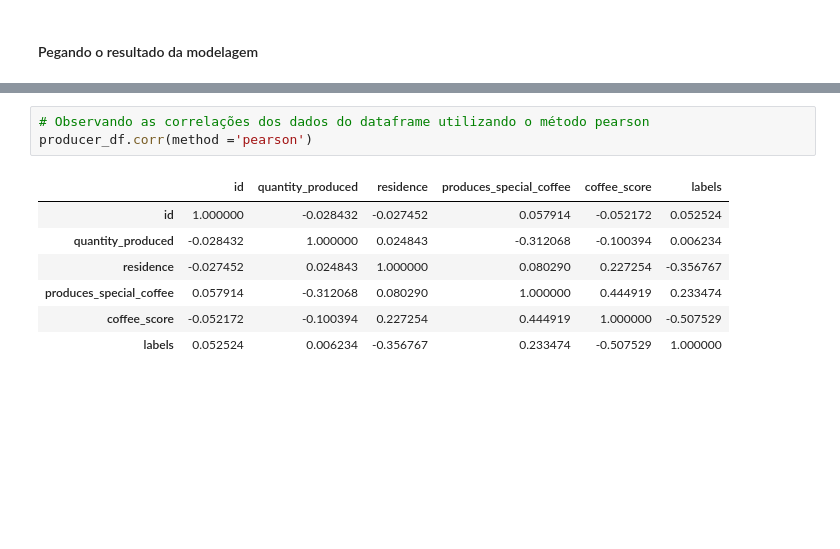
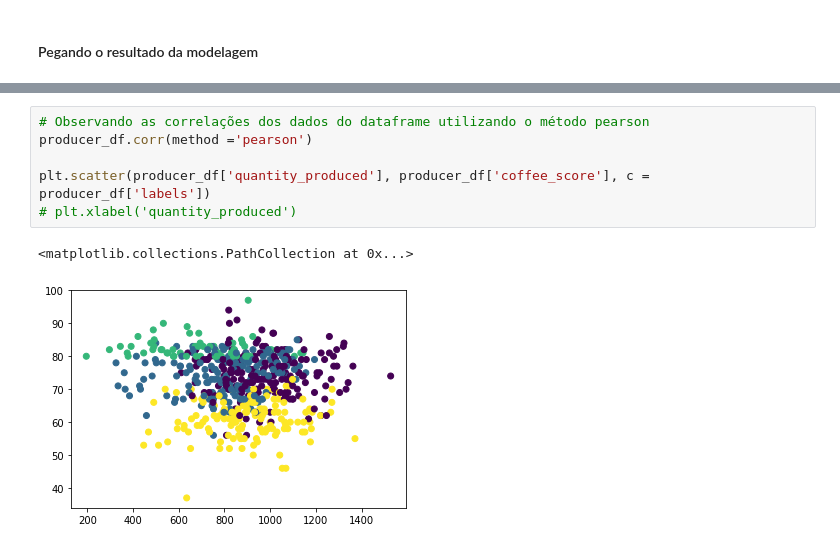
Before and after one commit to Brendhon/conecta-cafe-ml, a Jupyter notebook: Projeto C318.ipynb, the cells around one changed output, grey strips where cells are left out. Cells and saved outputs as stored; diff of their text form; blank space fills up the shorter version.

```diff
--- a/Projeto C318.ipynb
+++ b/Projeto C318.ipynb
@@ -496,11 +498,9 @@ producer_df.head(10)
 # %%
 # Observando as correlações dos dados do dataframe utilizando o método pearson
 producer_df.corr(method ='pearson')
+
+plt.scatter(producer_df['quantity_produced'], producer_df['coffee_score'], c = producer_df['labels'])
+# plt.xlabel('quantity_produced')
 # %% [output]
-|  | id | quantity_produced | residence | produces_special_coffee | coffee_score | labels |
-| id | 1.000000 | -0.028432 | -0.027452 | 0.057914 | -0.052172 | 0.052524 |
-| quantity_produced | -0.028432 | 1.000000 | 0.024843 | -0.312068 | -0.100394 | 0.006234 |
-| residence | -0.027452 | 0.024843 | 1.000000 | 0.080290 | 0.227254 | -0.356767 |
-| produces_special_coffee | 0.057914 | -0.312068 | 0.080290 | 1.000000 | 0.444919 | 0.233474 |
-| coffee_score | -0.052172 | -0.100394 | 0.227254 | 0.444919 | 1.000000 | -0.507529 |
-| labels | 0.052524 | 0.006234 | -0.356767 | 0.233474 | -0.507529 | 1.000000 |
+<matplotlib.collections.PathCollection at 0x...>
+[figure, added]
```
Also changed, not shown: parts of 23 cells of this notebook.
